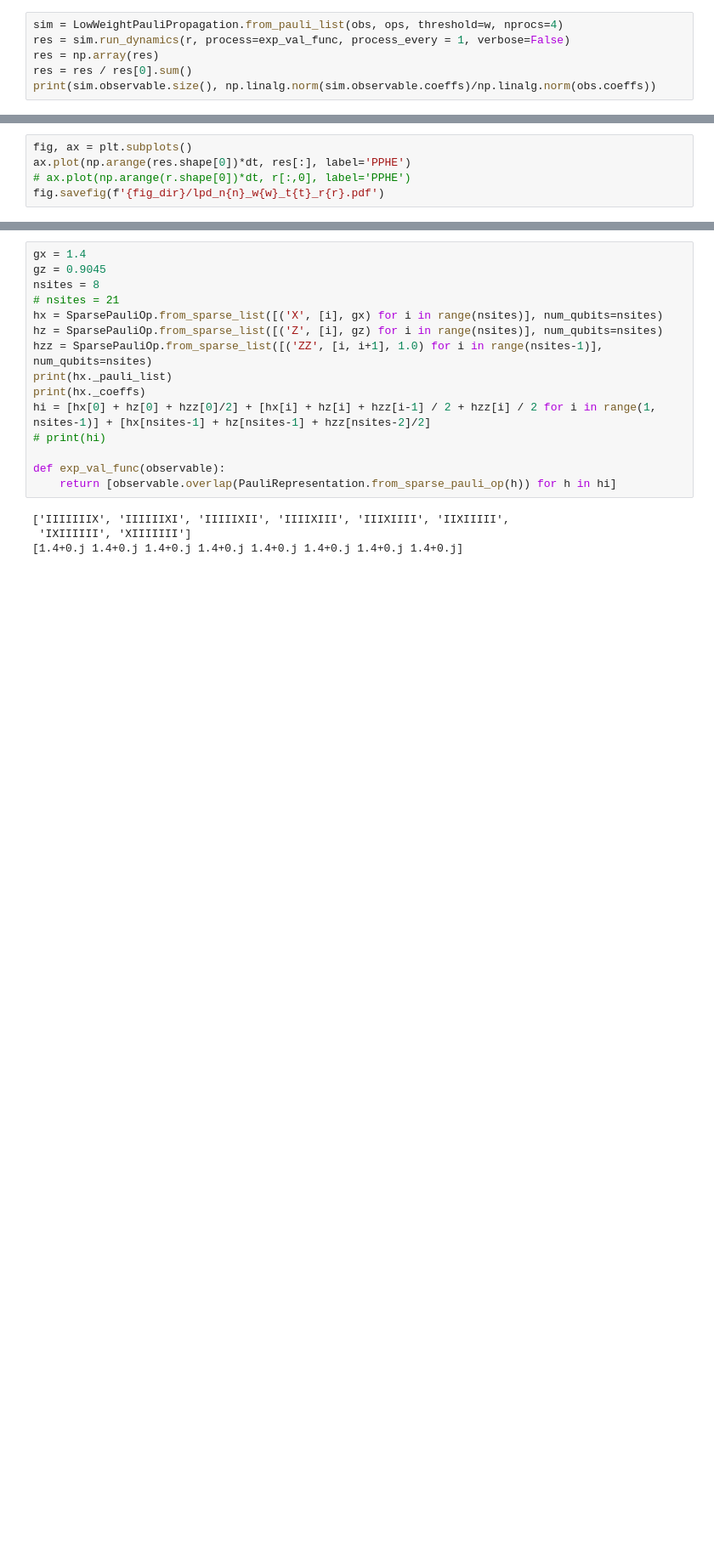
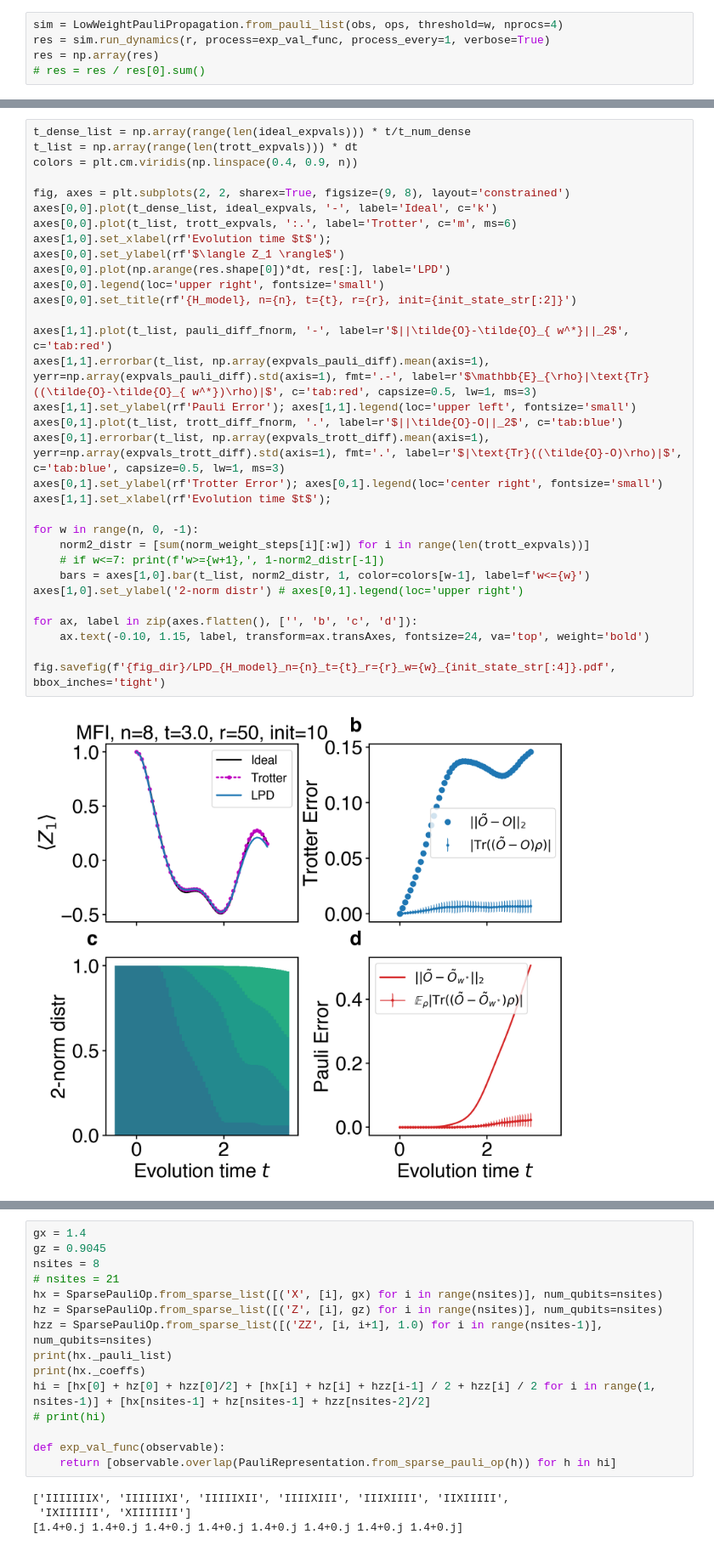
Before and after one commit to Jue-Xu/Pauli-Propagation-Hamiltonian-Expectation, a Jupyter notebook: DynamicsExample.ipynb, the cells around one changed output, grey strips where cells are left out. Shown at 85% size. Saved outputs shown, nothing was run; the diff lists cells and outputs as text; blank space fills up the shorter version.

```diff
--- a/DynamicsExample.ipynb
+++ b/DynamicsExample.ipynb
@@ -45,8 +69,7 @@ obs: SparsePauliOp(['IIIIIIIIIZ'],
               coeffs=[1.+0.j])
 # %%
 sim = LowWeightPauliPropagation.from_pauli_list(obs, ops, threshold=w, nprocs=4)
-res = sim.run_dynamics(r, process=exp_val_func, process_every = 1, verbose=False)
+res = sim.run_dynamics(r, process=exp_val_func, process_every=1, verbose=True)
 res = np.array(res)
-res = res / res[0].sum()
-print(sim.observable.size(), np.linalg.norm(sim.observable.coeffs)/np.linalg.norm(obs.coeffs))
+# res = res / res[0].sum()
 # %% [output]
@@ -54,5 +126,0 @@ print(sim.observable.size(), np.linalg.norm(sim.observable.coeffs)/np.linalg.nor
-# %%
-fig, ax = plt.subplots()
-ax.plot(np.arange(res.shape[0])*dt, res[:], label='PPHE')
-# ax.plot(np.arange(r.shape[0])*dt, r[:,0], label='PPHE')
-fig.savefig(f'{fig_dir}/lpd_n{n}_w{w}_t{t}_r{r}.pdf')
@@ -60,0 +154,34 @@ fig.savefig(f'{fig_dir}/lpd_n{n}_w{w}_t{t}_r{r}.pdf')
+# %%
+t_dense_list = np.array(range(len(ideal_expvals))) * t/t_num_dense
+t_list = np.array(range(len(trott_expvals))) * dt
+colors = plt.cm.viridis(np.linspace(0.4, 0.9, n))
+
+fig, axes = plt.subplots(2, 2, sharex=True, figsize=(9, 8), layout='constrained')
+axes[0,0].plot(t_dense_list, ideal_expvals, '-', label='Ideal', c='k')
+axes[0,0].plot(t_list, trott_expvals, ':.', label='Trotter', c='m', ms=6)
+axes[1,0].set_xlabel(rf'Evolution time $t$');
+axes[0,0].set_ylabel(rf'$\langle Z_1 \rangle$')
+axes[0,0].plot(np.arange(res.shape[0])*dt, res[:], label='LPD')
+axes[0,0].legend(loc='upper right', fontsize='small')
+axes[0,0].set_title(rf'{H_model}, n={n}, t={t}, r={r}, init={init_state_str[:2]}')
+
+axes[1,1].plot(t_list, pauli_diff_fnorm, '-', label=r'$||\tilde{O}-\tilde{O}_{ w^*}||_2$', c='tab:red')
+axes[1,1].errorbar(t_list, np.array(expvals_pauli_diff).mean(axis=1), yerr=np.array(expvals_pauli_diff).std(axis=1), fmt='.-', label=r'$\mathbb{E}_{\rho}|\text{Tr}((\tilde{O}-\tilde{O}_{ w^*})\rho)|$', c='tab:red', capsize=0.5, lw=1, ms=3)
+axes[1,1].set_ylabel(rf'Pauli Error'); axes[1,1].legend(loc='upper left', fontsize='small')
+axes[0,1].plot(t_list, trott_diff_fnorm, '.', label=r'$||\tilde{O}-O||_2$', c='tab:blue')
+axes[0,1].errorbar(t_list, np.array(expvals_trott_diff).mean(axis=1), yerr=np.array(expvals_trott_diff).std(axis=1), fmt='.', label=r'$|\text{Tr}((\tilde{O}-O)\rho)|$', c='tab:blue', capsize=0.5, lw=1, ms=3)
+axes[0,1].set_ylabel(rf'Trotter Error'); axes[0,1].legend(loc='center right', fontsize='small')
+axes[1,1].set_xlabel(rf'Evolution time $t$');
+
+for w in range(n, 0, -1):
+    norm2_distr = [sum(norm_weight_steps[i][:w]) for i in range(len(trott_expvals))]
+    # if w<=7: print(f'w>={w+1},', 1-norm2_distr[-1])
+    bars = axes[1,0].bar(t_list, norm2_distr, 1, color=colors[w-1], label=f'w<={w}')
+axes[1,0].set_ylabel('2-norm distr') # axes[0,1].legend(loc='upper right')
+
+for ax, label in zip(axes.flatten(), ['', 'b', 'c', 'd']):
+    ax.text(-0.10, 1.15, label, transform=ax.transAxes, fontsize=24, va='top', weight='bold')
+
+fig.savefig(f'{fig_dir}/LPD_{H_model}_n={n}_t={t}_r={r}_w={w}_{init_state_str[:4]}.pdf', bbox_inches='tight')
+# %% [output]
+[figure, added]
```
Also changed, not shown: parts of 7 cells of this notebook, 7 other files.
